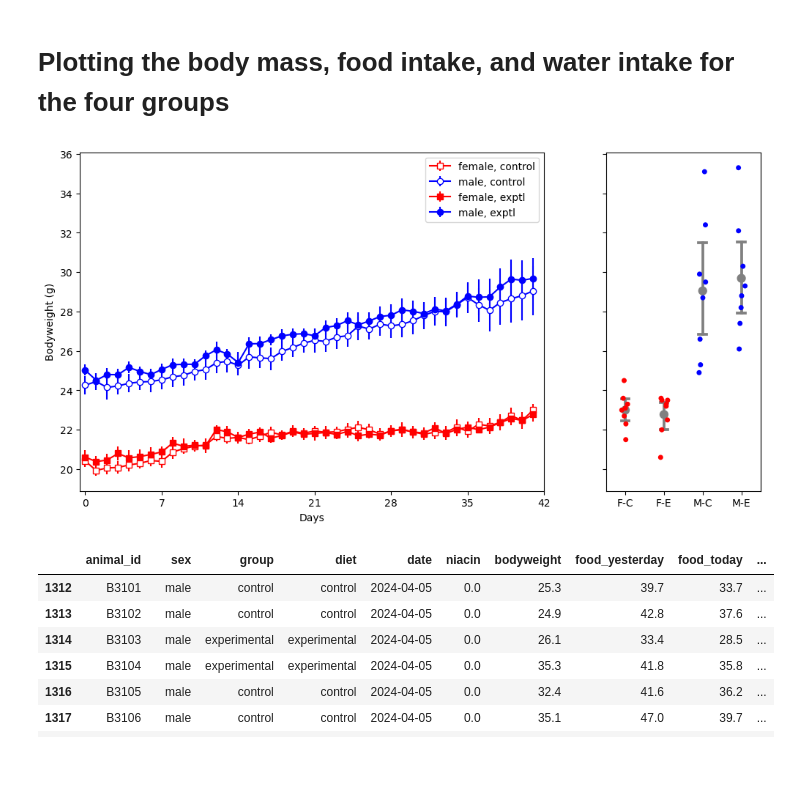
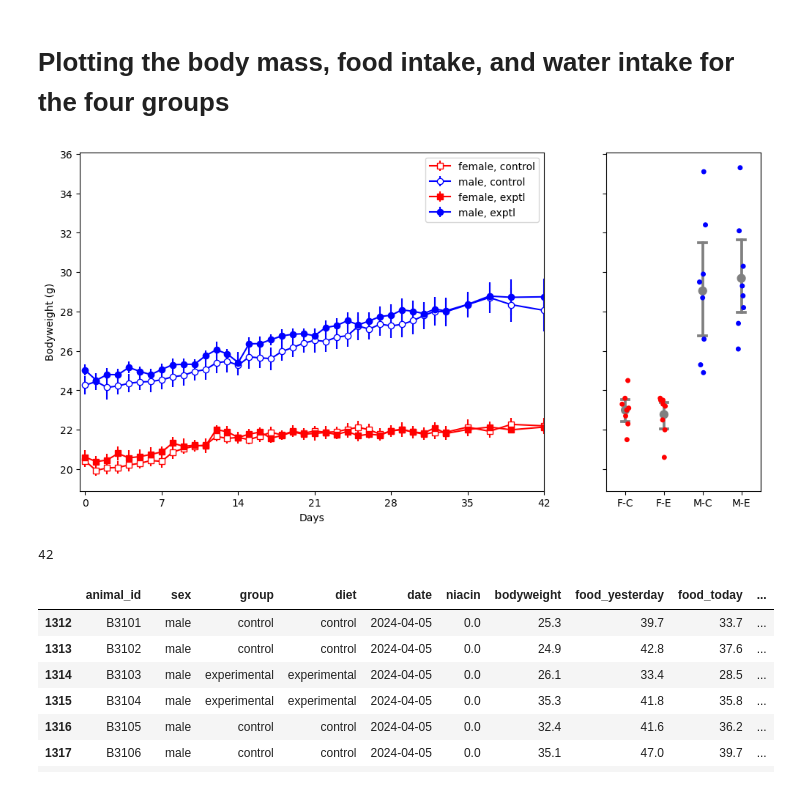
Before and after one commit to marijevisser/niacin, a Jupyter notebook: scripts/niacin_daily_analysis.ipynb, the cells around one changed output. Cells and saved outputs as stored; diff of their text form; code cells hidden in the pictures.

```diff
--- a/scripts/niacin_daily_analysis.ipynb
+++ b/scripts/niacin_daily_analysis.ipynb
@@ -139,6 +139,10 @@ f, ax = plt.subplots(ncols=2, figsize=(12, 6), sharey=True,
 
 # Set x values based on number of days
 x = np.arange(int(len(mean.date) / 4))
+x1 = list(np.arange(0,34,1))
+x2 = [35,37,39,42,44,46,49,51]
+x = x1 + x2
+y = mean.query("sex == 'female' and group == 'control'").bodyweight
 
 # Plot data for each group in first subplot
 ax[0].errorbar(x,
@@ -163,34 +167,38 @@ ax[0].errorbar(x,
 ax[0].errorbar(x,
                mean.query("sex == 'male' and group == 'experimental'").bodyweight,
                yerr=sem.query("sex == 'male' and group == 'experimental'").bodyweight,
                marker="o", markerfacecolor="blue", color="blue",
                label="male, exptl")
 
 # Set x axis limits and ticks
 ax[0].set_xlim([-0.5,42])
 ax[0].set_xticks([0,7,14,21,28,35,42])
 
 # Add labels
 ax[0].set_ylabel("Bodyweight (g)")
 ax[0].set_xlabel("Days")
 
 ax[0].legend()
 
 # Plot today's data in second subplot
 today = df.date.max()
 today_df = df.query("date == @today")
 
 palette = ["red", "red", "blue", "blue"]
 
 sns.stripplot(data=today_df, x="groupn", y="bodyweight", hue="groupn", palette=palette, ax=ax[1])
 sns.pointplot(data=today_df, x='groupn', y='bodyweight', capsize=.2, color="grey", markers='o', join=False, ax=ax[1])
 
 ax[1].set_xticklabels(["F-C", "F-E", "M-C", "M-E"])
 ax[1].set_xlabel("")
 ax[1].set_ylabel("Bodyweight (g)")
 ax[1].legend().remove()
 # %% [output]
-[figure, old version]
+[figure, new version]
+# %%
+len(x_test)
+# %% [output]
+42
 # %%
 today_df
 # %% [output]
```
Also changed, not shown: parts of 4 cells of this notebook, 2 other files.
